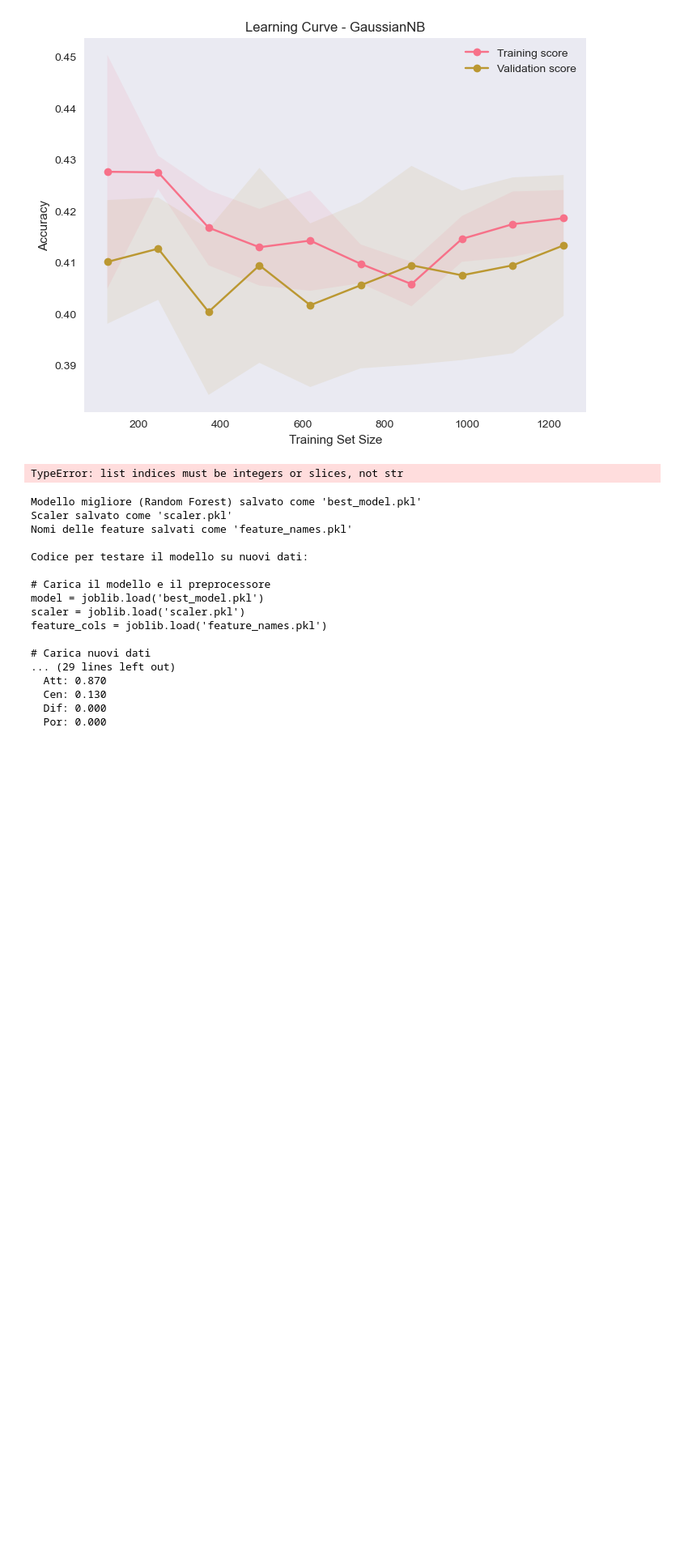
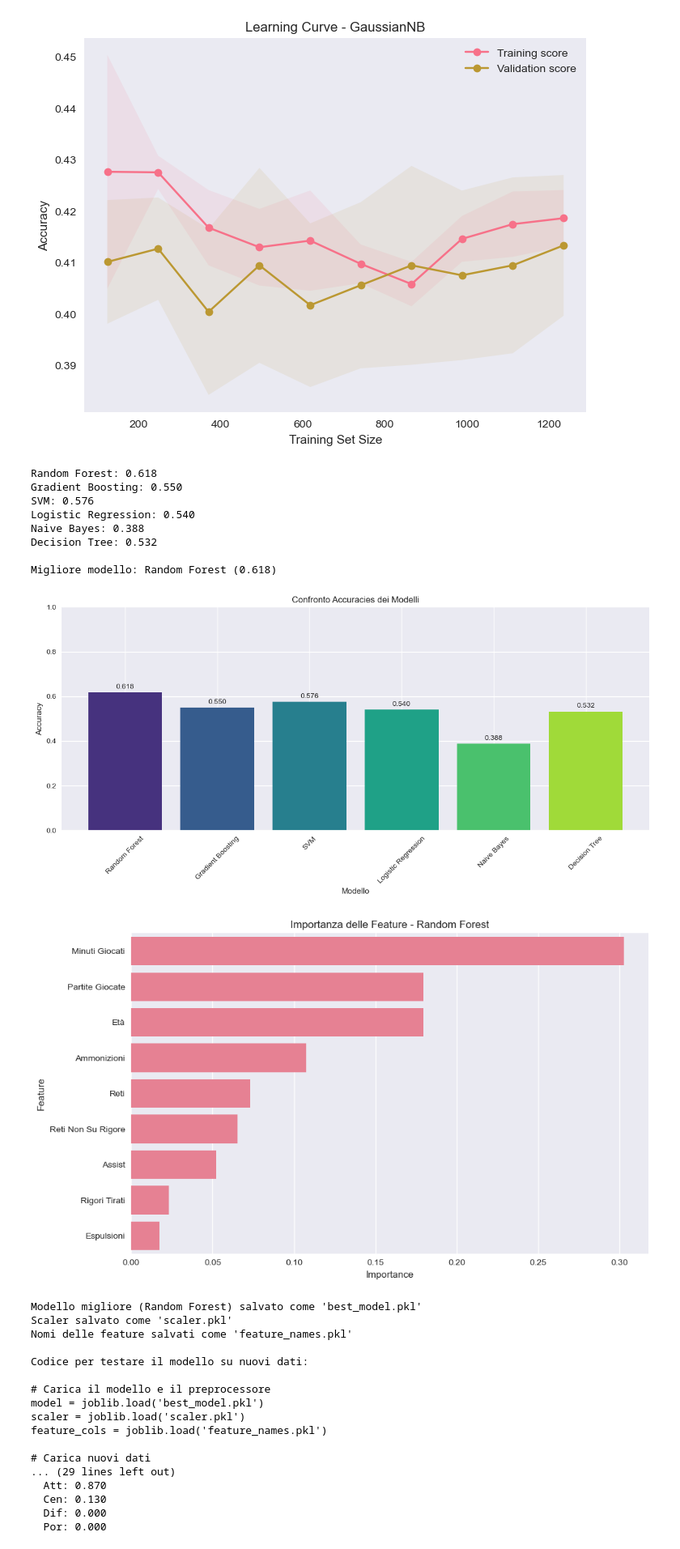
Before and after one commit to Samuele223/machine-Learning, a Jupyter notebook: proj1.ipynb, the cells around one changed output. Shown at 81% size. Drawn from its saved outputs; the diff is of its cells as text; code cells hidden in the pictures; blank space fills up the shorter version.

```diff
--- a/proj1.ipynb
+++ b/proj1.ipynb
@@ -208,8 +208,8 @@ dt_scores = []
 dt_predictions = []
 dt_true = []
 
-for train_idx, test_idx in loo.split(X_manuale):
-    X_train_loo, X_test_loo = X_manuale[train_idx], X_manuale[test_idx]
+for train_idx, test_idx in loo.split(X_manuale_scaled):
+    X_train_loo, X_test_loo = X_manuale_scaled[train_idx], X_manuale_scaled[test_idx]
     y_train_loo, y_test_loo = y_manuale[train_idx], y_manuale[test_idx]
 
     dt = ManualDecisionTree(max_depth=5, min_samples_split=2)
@@ -630,6 +623,14 @@ TASK 4: Modelli Scikit-Learn e Selezione del Migliore
 Addestriamo e confrontiamo diversi modelli di machine learning disponibili in scikit-learn.
 # %%
 # Modelli da testare ------------------ Random Forest----------------------------------
+models = {
+    'Random Forest': RandomForestClassifier(random_state=42),
+    'Gradient Boosting': GradientBoostingClassifier(random_state=42),
+    'SVM': SVC(random_state=42),
+    'Logistic Regression': LogisticRegression(random_state=42),
+    'Naive Bayes': GaussianNB(),
+    'Decision Tree': DecisionTreeClassifier(random_state=42)
+}
 
 results = {}
 best_acc = 0
@@ -702,7 +703,6 @@ for mean_score, params in zip(results['mean_test_score'], results['params']):
 random_forest_param = grid_search.best_params_
 print("\nBest params:", grid_search.best_params_)
 print(f"Best CV Accuracy: {grid_search.best_score_:.4f}")
-bess_param_Random_forest = grid_search.best_score_
 # %% [output]
 [figure]
 Fitting 5 folds for each of 72 candidates, totalling 360 fits
@@ -903,7 +901,6 @@ Fitting 5 folds for each of 135 candidates, totalling 675 fits
 weighted avg     0.5402    0.5401    0.5346       387
 [figure]
 # %%
-#---------------------------------------Gaussian Naive Bayes----------------------------------
 param_grid_nb = {
     'var_smoothing': np.logspace(-9, -1, 9)
 }
@@ -920,7 +917,7 @@ grid_nb = GridSearchCV(
 )
 
 # 3) Esecuzione della ricerca sugli iper-parametri
-grid_nb.fit(X_trainS, y_trainS)
+grid_nb.fit(X_train, y_train)
 
 # 4) Stampa dei risultati per ogni combinazione
 results_nb = grid_nb.cv_results_
@@ -934,7 +931,6 @@ for mean_score, std_score, params in zip(
 print("\nBest hyperparameters found for GaussianNB:")
 print(grid_nb.best_params_)
 print(f"Best CV Accuracy: {grid_nb.best_score_:.4f}")
-best_Bayes = grid_nb.best_params_
 
 # 6) Valutazione sul test set
 y_pred_nb = grid_nb.predict(X_test)
@@ -988,8 +984,6 @@ weighted avg     0.4845    0.4289    0.4121       387
 [figure]
 # %%
 # Addestriamo e valutiamo ogni modello
-forest =
-
 for name, model in models.items():
     model.fit(X_train, y_train)
     y_pred = model.predict(X_test)
@@ -1016,34 +1010,43 @@ plt.ylabel('Accuracy')
 plt.ylim(0, 1)
 plt.xticks(rotation=45)
 
 # Aggiungiamo le etichette di accuracy sopra le barre
 for bar in bars:
     height = bar.get_height()
     plt.text(bar.get_x() + bar.get_width()/2., height + 0.01,
              f'{height:.3f}', ha='center', va='bottom', rotation=0)
 
 plt.tight_layout()
 plt.show()
 
 # Per Random Forest, vediamo l'importanza delle feature
 if 'Random Forest' in models:
     rf_model = models['Random Forest']
     rf_model.fit(X_train, y_train)
 
     # Calcoliamo l'importanza delle feature
     feature_importance = rf_model.feature_importances_
     feature_importance_df = pd.DataFrame({
         'Feature': feature_cols,
         'Importance': feature_importance
     }).sort_values('Importance', ascending=False)
 
     plt.figure(figsize=(10, 6))
     sns.barplot(x='Importance', y='Feature', data=feature_importance_df)
     plt.title('Importanza delle Feature - Random Forest')
     plt.tight_layout()
     plt.show()
 # %% [output]
-TypeError: list indices must be integers or slices, not str
+Random Forest: 0.618
+Gradient Boosting: 0.550
+SVM: 0.576
+Logistic Regression: 0.540
+Naive Bayes: 0.388
+Decision Tree: 0.532
+
+Migliore modello: Random Forest (0.618)
+[figure, added]
+[figure, added]
 # %%
 # Salviamo il modello migliore
 joblib.dump(best_model, 'best_model.pkl')
```
Also changed, not shown: parts of 7 cells of this notebook.
